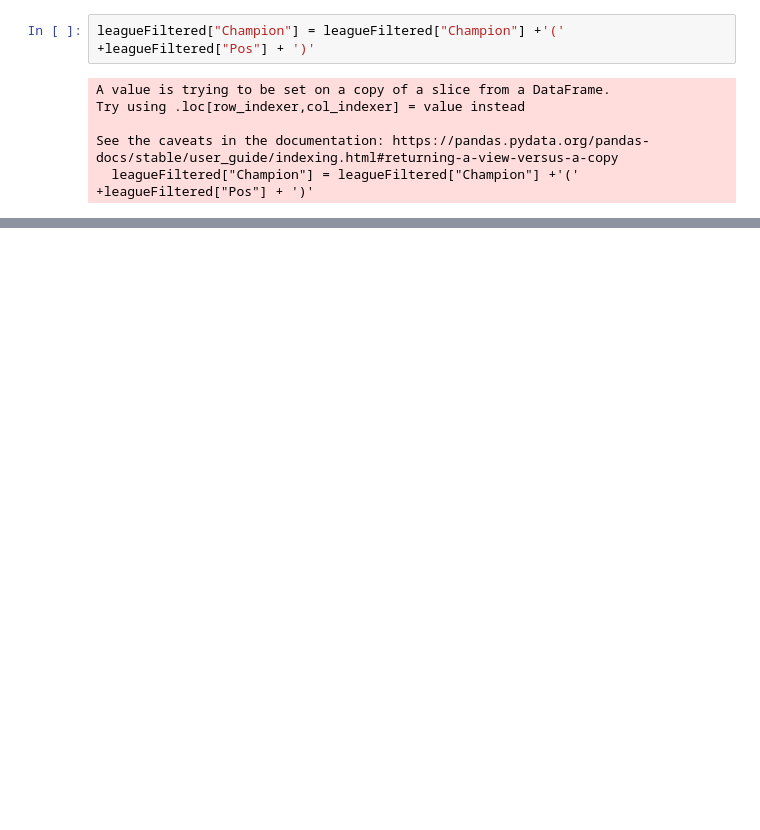
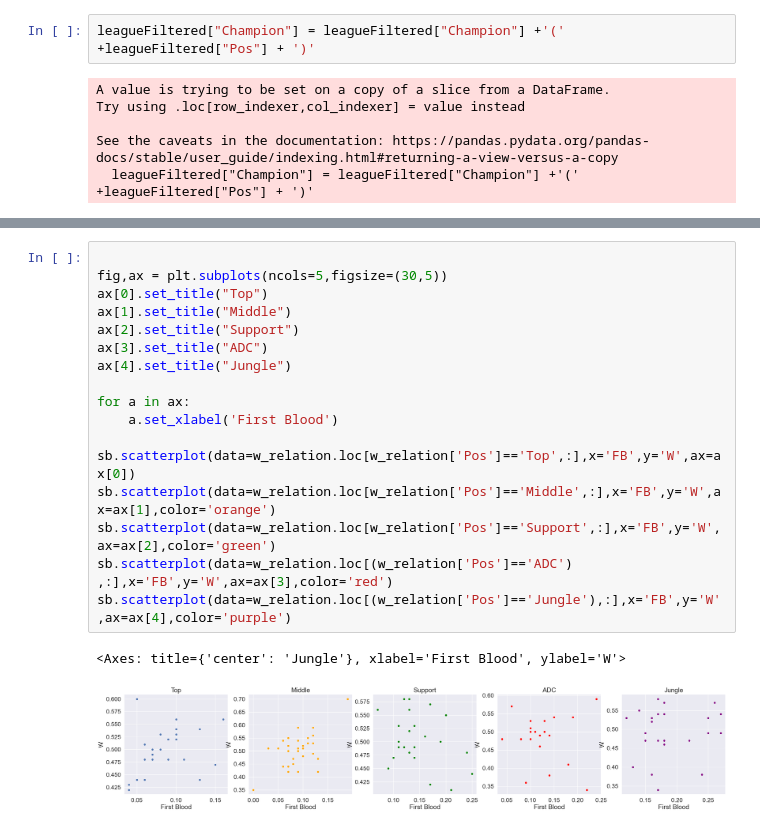
Before and after one commit to minchoCoin/LOL_data_analysis_prj, a Jupyter notebook: esportsDataAnalysis.ipynb, the cells around one changed output, grey strips where cells are left out. Drawn from its saved outputs; the diff is of its cells as text; blank space fills up the shorter version.

```diff
--- a/esportsDataAnalysis.ipynb
+++ b/esportsDataAnalysis.ipynb
@@ -141,0 +192,20 @@ sb.scatterplot(data=w_WPM,x='WPM',y='W',style='Pos')
+# %%
+
+fig,ax = plt.subplots(ncols=5,figsize=(30,5))
+ax[0].set_title("Top")
+ax[1].set_title("Middle")
+ax[2].set_title("Support")
+ax[3].set_title("ADC")
+ax[4].set_title("Jungle")
+
+for a in ax:
+    a.set_xlabel('First Blood')
+
+sb.scatterplot(data=w_relation.loc[w_relation['Pos']=='Top',:],x='FB',y='W',ax=ax[0])
+sb.scatterplot(data=w_relation.loc[w_relation['Pos']=='Middle',:],x='FB',y='W',ax=ax[1],color='orange')
+sb.scatterplot(data=w_relation.loc[w_relation['Pos']=='Support',:],x='FB',y='W',ax=ax[2],color='green')
+sb.scatterplot(data=w_relation.loc[(w_relation['Pos']=='ADC') ,:],x='FB',y='W',ax=ax[3],color='red')
+sb.scatterplot(data=w_relation.loc[(w_relation['Pos']=='Jungle'),:],x='FB',y='W',ax=ax[4],color='purple')
+# %% [output]
+<Axes: title={'center': 'Jungle'}, xlabel='First Blood', ylabel='W'>
+[figure, added]
```
Also changed, not shown: parts of 9 cells of this notebook, 1 other file.
